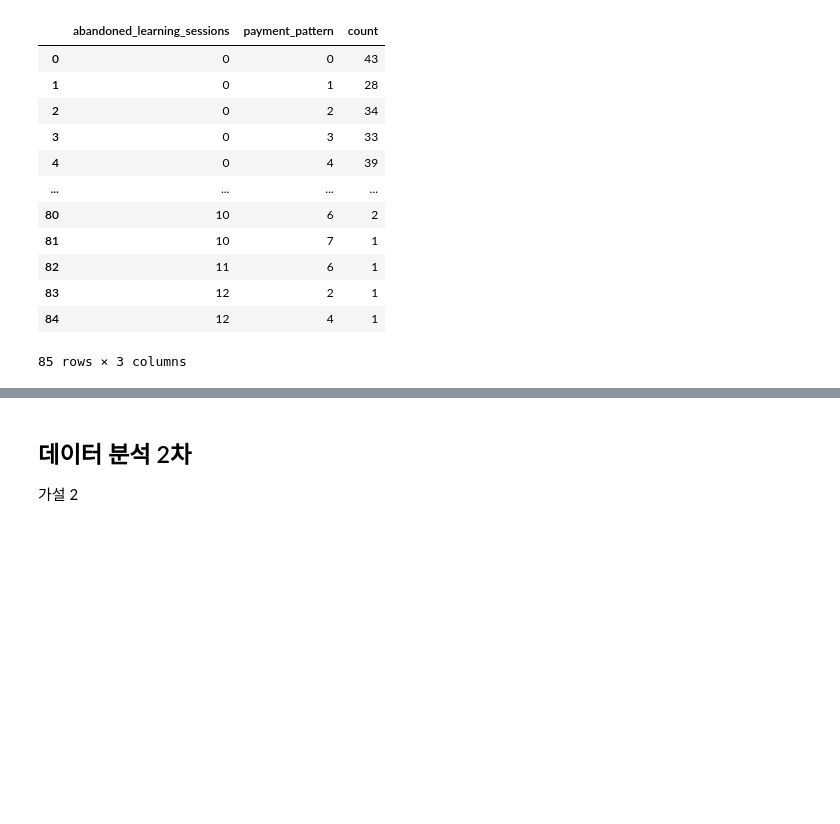
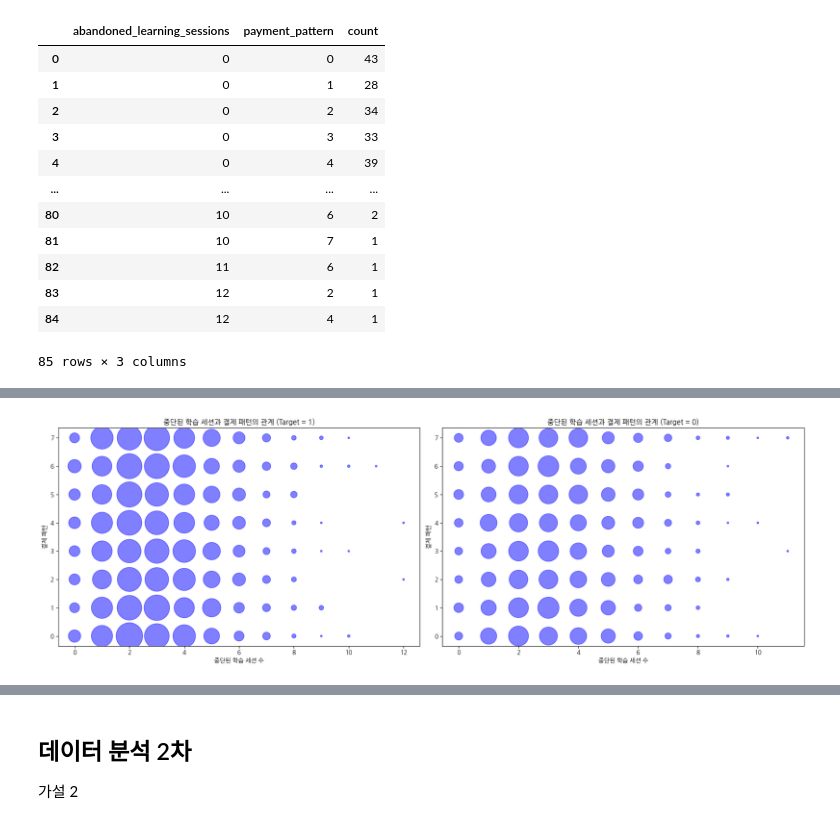
Before and after one commit to YeonsuJI/WASSUP4, a Jupyter notebook: 05_Data_Analysis/DA_Mini_Project.ipynb, the cells around one changed output, grey strips where cells are left out. Cells and saved outputs as stored; diff of their text form; code cells hidden in the pictures; blank space fills up the shorter version.

```diff
--- a/05_Data_Analysis/DA_Mini_Project.ipynb
+++ b/05_Data_Analysis/DA_Mini_Project.ipynb
@@ -285,6 +242,7 @@ plt.show()
 # %%
-aband_pay_data = target_1_data.groupby(['abandoned_learning_sessions', 'payment_pattern']).size().reset_index(name='count')
-aband_pay_data
+# target이 1일 때 중단된 학습 세션수와 결제 패턴의 그룹바이
+aband_pay_1_data = target_1_data.groupby(['abandoned_learning_sessions', 'payment_pattern']).size().reset_index(name='count')
+aband_pay_1_data
 # %% [output]
 |  | abandoned_learning_sessions | payment_pattern | count |
 | 0 | 0 | 0 | 43 |
@@ -318,0 +260,4 @@ No artists with labels found to put in legend.  Note that artists whose label st
+# %%
+# target이 0일 때 중단된 학습 세션수와 결제 패턴의 그룹바이
+aband_pay_0_data = target_0_data.groupby(['abandoned_learning_sessions', 'payment_pattern']).size().reset_index(name='count')
+aband_pay_0_data
@@ -318,0 +278,26 @@ No artists with labels found to put in legend.  Note that artists whose label st
+# %%
+fig, axes = plt.subplots(nrows=1, ncols=2, figsize=(18, 6))
+
+# 서브플롯 1 (Target = 1)
+plt.subplot(1, 2, 1)
+plt.scatter(aband_pay_1_data['abandoned_learning_sessions'], aband_pay_1_data['payment_pattern'],
+            s=aband_pay_1_data['count']*10, c='blue', alpha=0.5)
+plt.title('중단된 학습 세션과 결제 패턴의 관계 (Target = 1)')
+plt.xlabel('중단된 학습 세션 수')
+plt.ylabel('결제 패턴')
+
+# 서브플롯 2 (Target = 0)
+plt.subplot(1, 2, 2)
+plt.scatter(aband_pay_0_data['abandoned_learning_sessions'], aband_pay_0_data['payment_pattern'],
+            s=aband_pay_0_data['count']*10, c='blue', alpha=0.5)
+plt.title('중단된 학습 세션과 결제 패턴의 관계 (Target = 0)')
+plt.xlabel('중단된 학습 세션 수')
+plt.ylabel('결제 패턴')
+
+# 레이아웃 조정
+plt.tight_layout()
+
+# 그래프 표시
+plt.show()
+# %% [output]
+[figure, added]
```
Also changed, not shown: parts of 9 cells of this notebook.
